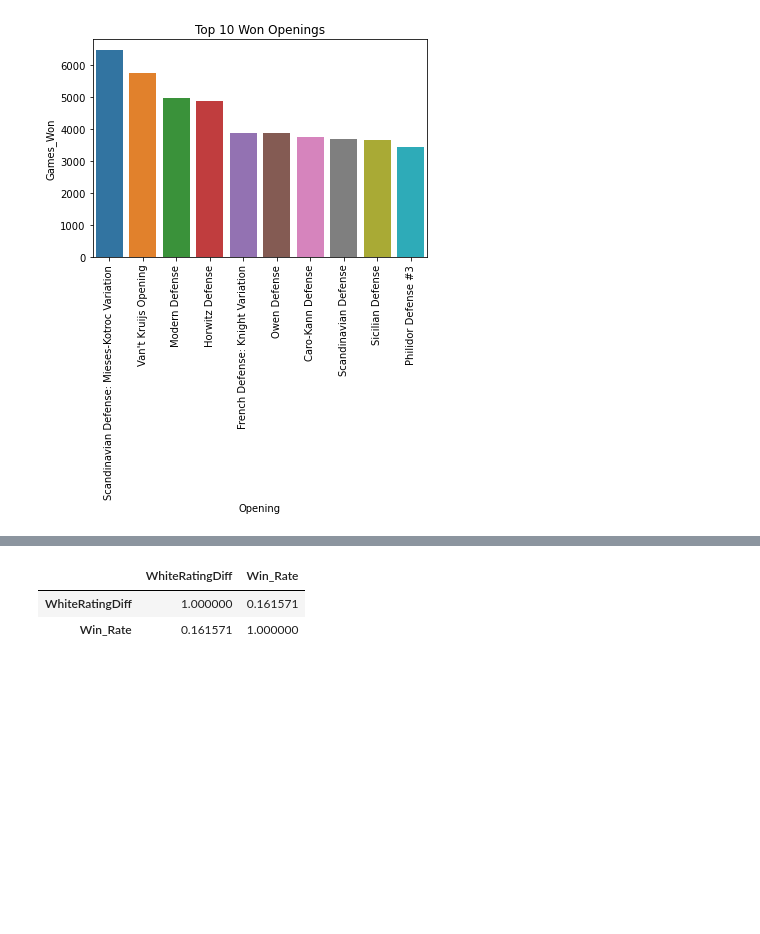
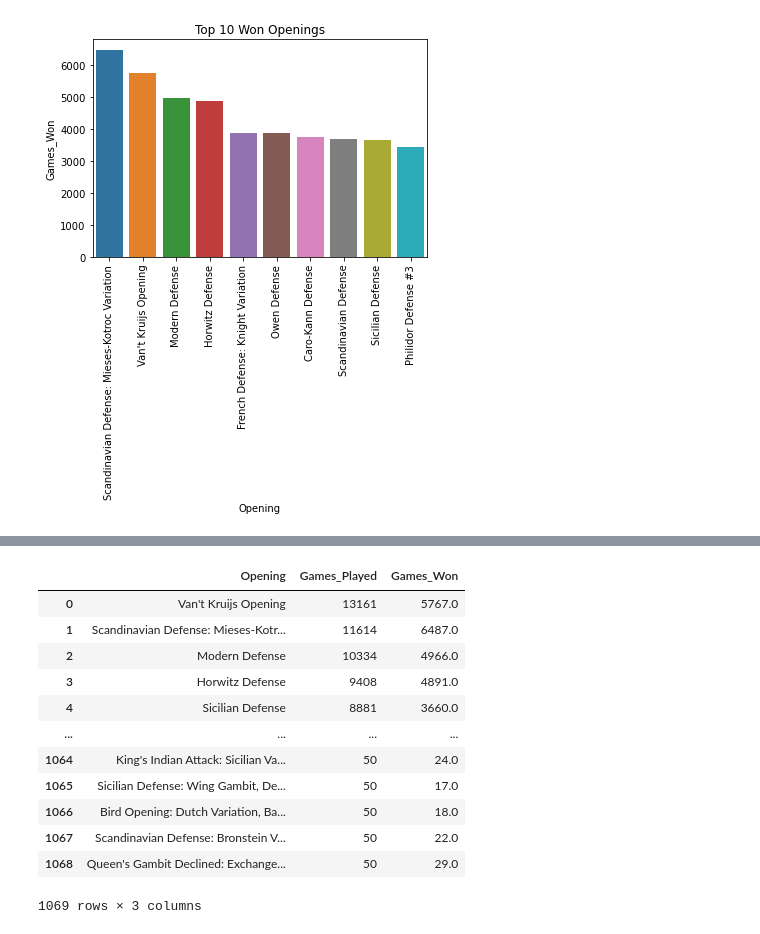
Before and after one commit to jeanie-liu/chess_win_predictor, a Jupyter notebook: summary_descriptive_stats.ipynb, the cells around one changed output, grey strips where cells are left out. Saved outputs shown, nothing was run; the diff lists cells and outputs as text; code cells hidden in the pictures; blank space fills up the shorter version.

```diff
--- a/summary_descriptive_stats.ipynb
+++ b/summary_descriptive_stats.ipynb
@@ -248,13 +206,24 @@ Returning data to local variable chess_games_rate
+# %%
+opening_games[opening_games['Games_Played'] >= 50]
+# %% [output]
+|  | Opening | Games_Played | Games_Won |
+| 0 | Van't Kruijs Opening | 13161 | 5767.0 |
+| 1 | Scandinavian Defense: Mieses-Kotr... | 11614 | 6487.0 |
+| 2 | Modern Defense | 10334 | 4966.0 |
+| 3 | Horwitz Defense | 9408 | 4891.0 |
+| 4 | Sicilian Defense | 8881 | 3660.0 |
+| ... | ... | ... | ... |
+| 1064 | King's Indian Attack: Sicilian Va... | 50 | 24.0 |
+| 1065 | Sicilian Defense: Wing Gambit, De... | 50 | 17.0 |
+| 1066 | Bird Opening: Dutch Variation, Ba... | 50 | 18.0 |
+| 1067 | Scandinavian Defense: Bronstein V... | 50 | 22.0 |
+| 1068 | Queen's Gambit Declined: Exchange... | 50 | 29.0 |
+1069 rows × 3 columns
 # %%
-#correlation between Elo rating differential and win rate
-chess_games_rate[['WhiteRatingDiff','Win_Rate']].corr()
+#histograms, scatterplots
 
 #correlation between opening played and win rate
 
-#histograms, scatterplots
+#correlation between Elo rating differential and win rate
 
 #covariance
-# %% [output]
-|  | WhiteRatingDiff | Win_Rate |
-| WhiteRatingDiff | 1.000000 | 0.161571 |
-| Win_Rate | 0.161571 | 1.000000 |
```
Also changed, not shown: parts of 5 cells of this notebook, 3 other files.
